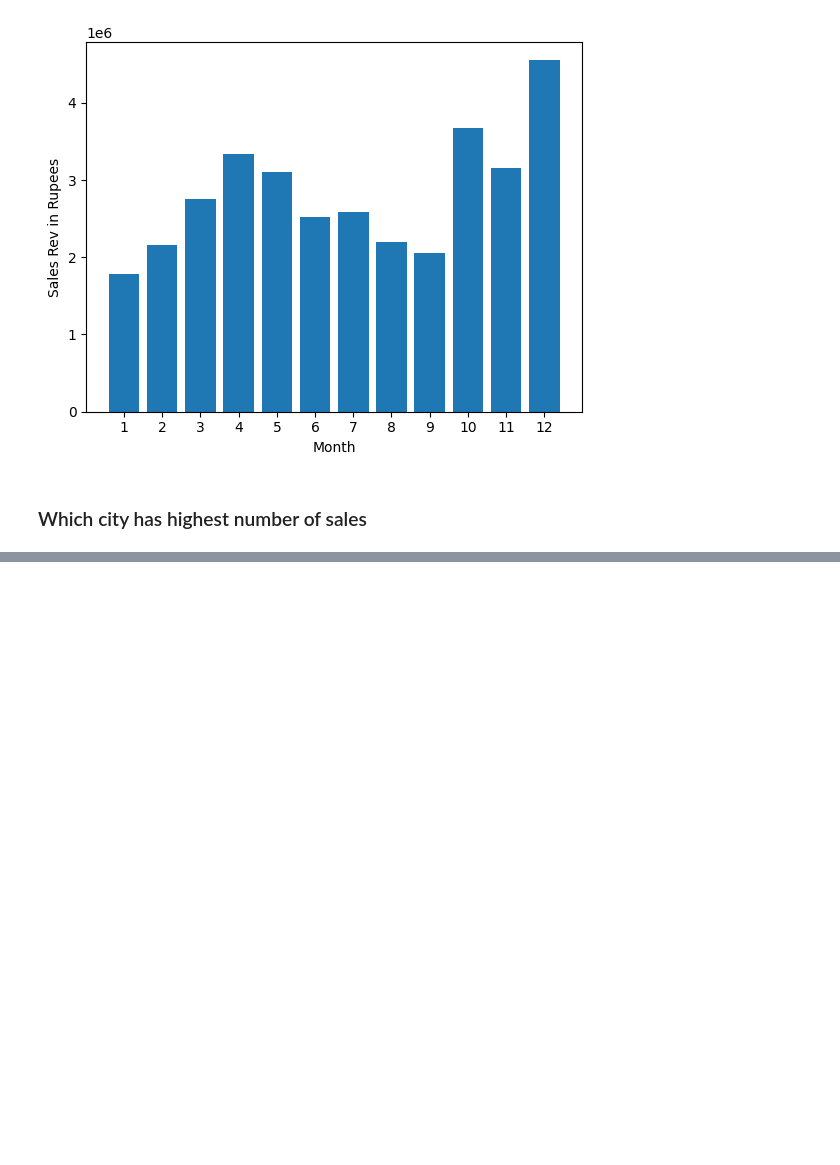
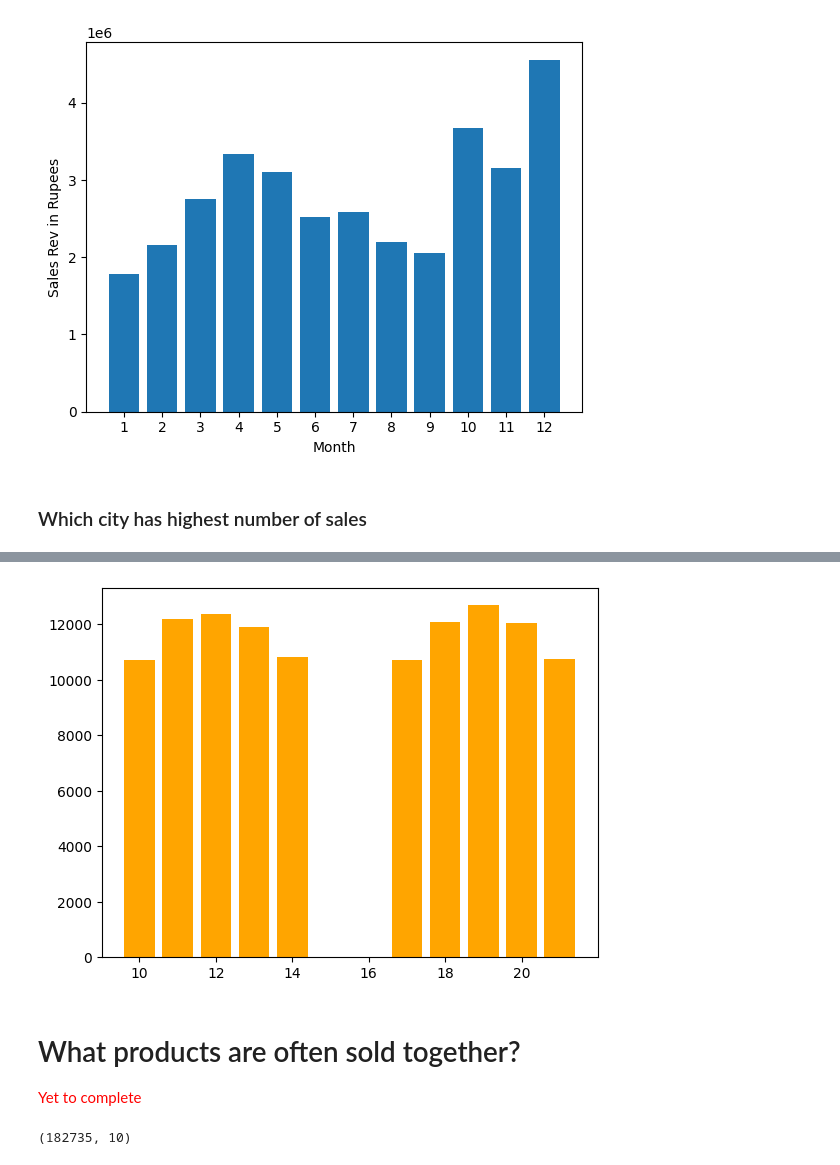
Before and after one commit to JBalakrishnaReddy/data-analytics-using-pandas, a Jupyter notebook: Sales_Analysis.ipynb, the cells around one changed output, grey strips where cells are left out. Saved outputs shown, nothing was run; the diff lists cells and outputs as text; code cells hidden in the pictures; blank space fills up the shorter version.

```diff
--- a/Sales_Analysis.ipynb
+++ b/Sales_Analysis.ipynb
@@ -187,0 +170,14 @@ data['Purchase Address']
+# %%
+plt.bar(temp.index[:10], temp['Revenue'][:10], color='orange')
+plt.show()
+# %% [output]
+[figure, added]
+# %% [markdown]
+# What products are often sold together?
+<span style='color:red'> Yet to complete </span>
+# %%
+"""I think products sold together are grouped under same order ID"""
+# data.drop(['level_0'])
+data.shape
+# %% [output]
+(182735, 10)
```
Also changed, not shown: parts of 31 cells of this notebook.
